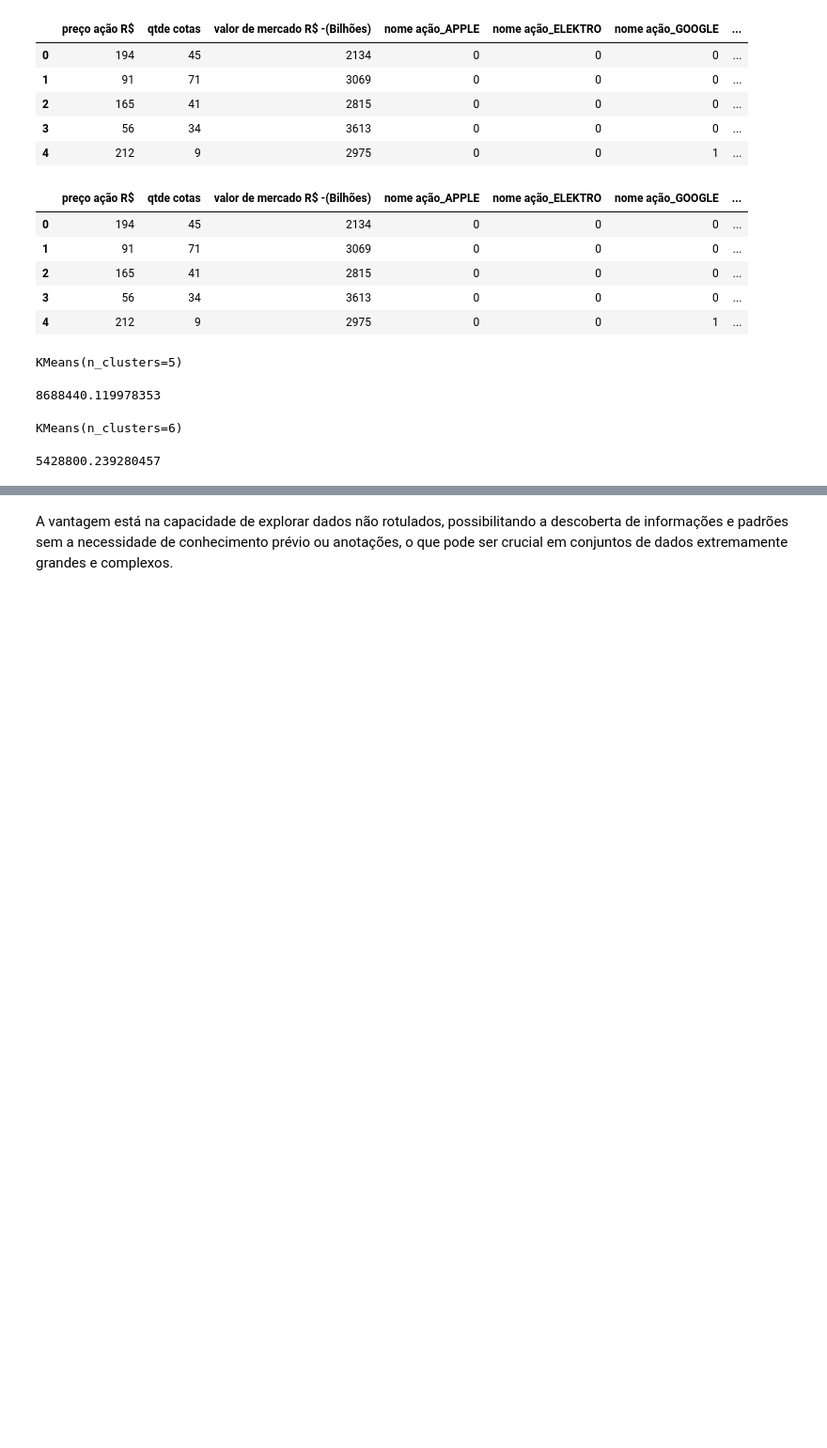
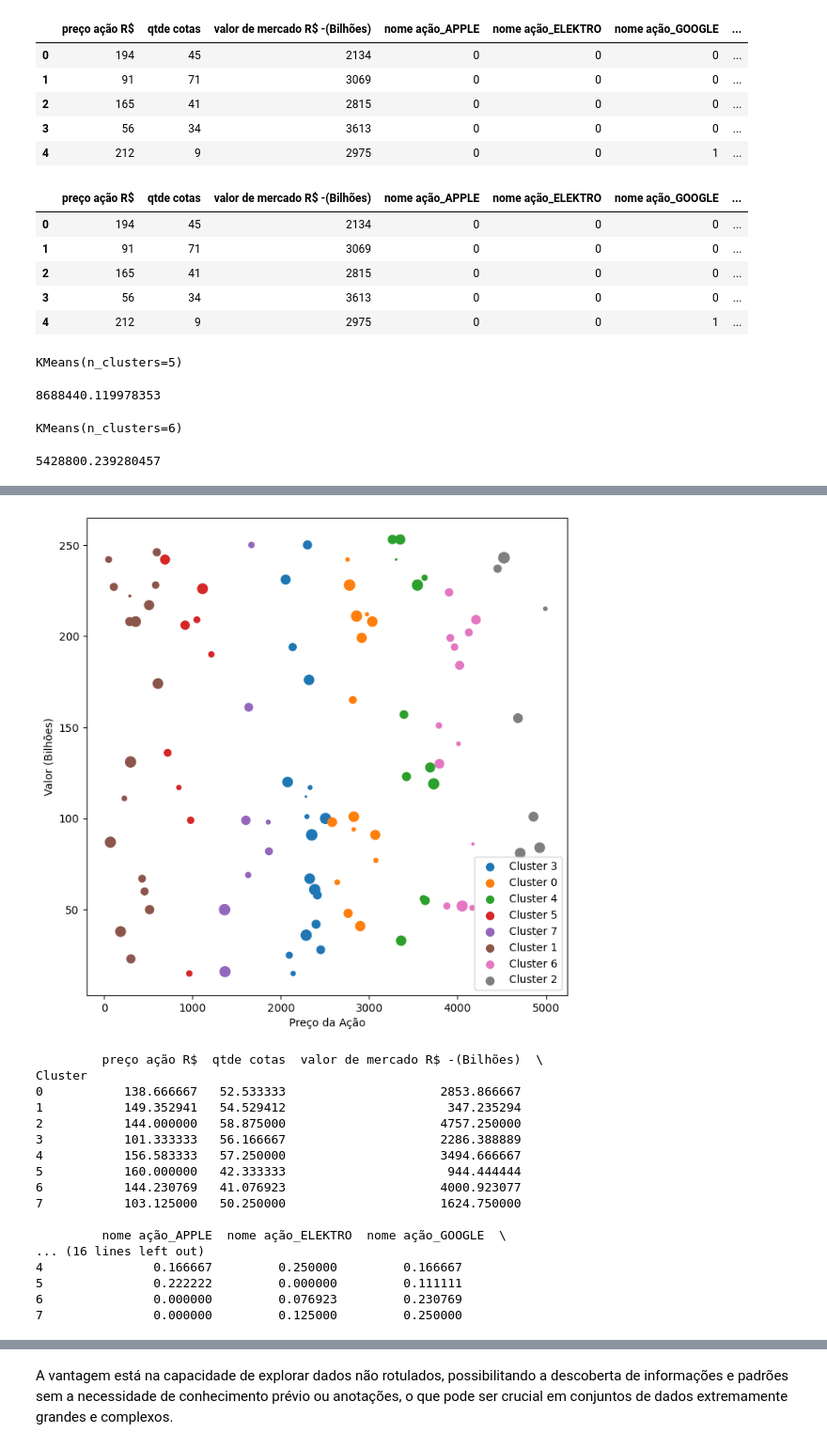
Before and after one commit to Jessicasq19/SomativaIABDjessy, a Jupyter notebook: somativa.ipynb, the cells around one changed output, grey strips where cells are left out. Shown at 94% size. Drawn from its saved outputs; the diff is of its cells as text; code cells hidden in the pictures; blank space fills up the shorter version.

```diff
--- a/somativa.ipynb
+++ b/somativa.ipynb
@@ -144,0 +215,45 @@ plt.show()
+# %%
+# Cluster = 8 - GRÁFICO 2D
+
+data = pd.get_dummies(df, columns=['nome ação'], drop_first=True)
+features = data[['preço ação R$', 'qtde cotas', 'valor de mercado R$ -(Bilhões)']]
+kmeans = KMeans(n_clusters=8, random_state=0).fit(features)
+
+data['Cluster'] = kmeans.labels_
+
+# Visualizar os grupos em um gráfico tridimensional
+fig = plt.figure(figsize=(8,8))
+
+for cluster in data['Cluster'].unique():
+    cluster_data = data[data['Cluster'] == cluster]
+    plt.scatter(cluster_data['valor de mercado R$ -(Bilhões)'], cluster_data['preço ação R$'], cluster_data['qtde cotas'], label=f'Cluster {cluster}')
+
+plt.xlabel('Preço da Ação')
+plt.ylabel('Valor (Bilhões)')
+plt.title(f'')
+
+plt.legend()
+plt.show()
+
+# Analisar os clusters
+cluster_means = data.groupby('Cluster').mean()
+print(cluster_means)
+# %% [output]
+[figure, added]
+         preço ação R$  qtde cotas  valor de mercado R$ -(Bilhões)  \
+Cluster
+0           138.666667   52.533333                     2853.866667
+1           149.352941   54.529412                      347.235294
+2           144.000000   58.875000                     4757.250000
+3           101.333333   56.166667                     2286.388889
+4           156.583333   57.250000                     3494.666667
+5           160.000000   42.333333                      944.444444
+6           144.230769   41.076923                     4000.923077
+7           103.125000   50.250000                     1624.750000
+
+         nome ação_APPLE  nome ação_ELEKTRO  nome ação_GOOGLE  \
+... (16 lines left out)
+4               0.166667         0.250000         0.166667
+5               0.222222         0.000000         0.111111
+6               0.000000         0.076923         0.230769
+7               0.000000         0.125000         0.250000
```
Also changed, not shown: parts of 7 cells of this notebook.
